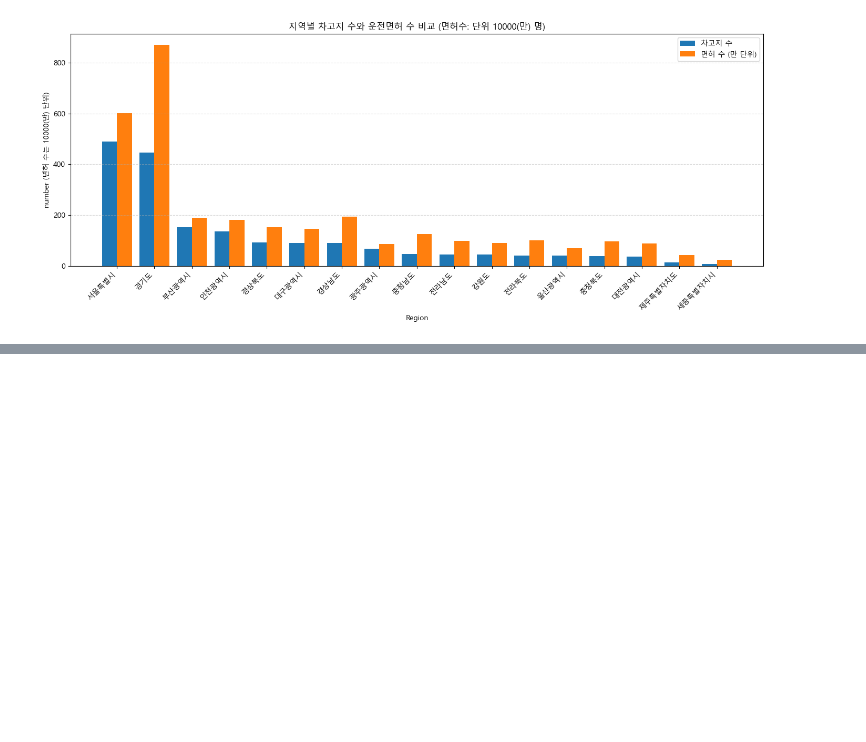
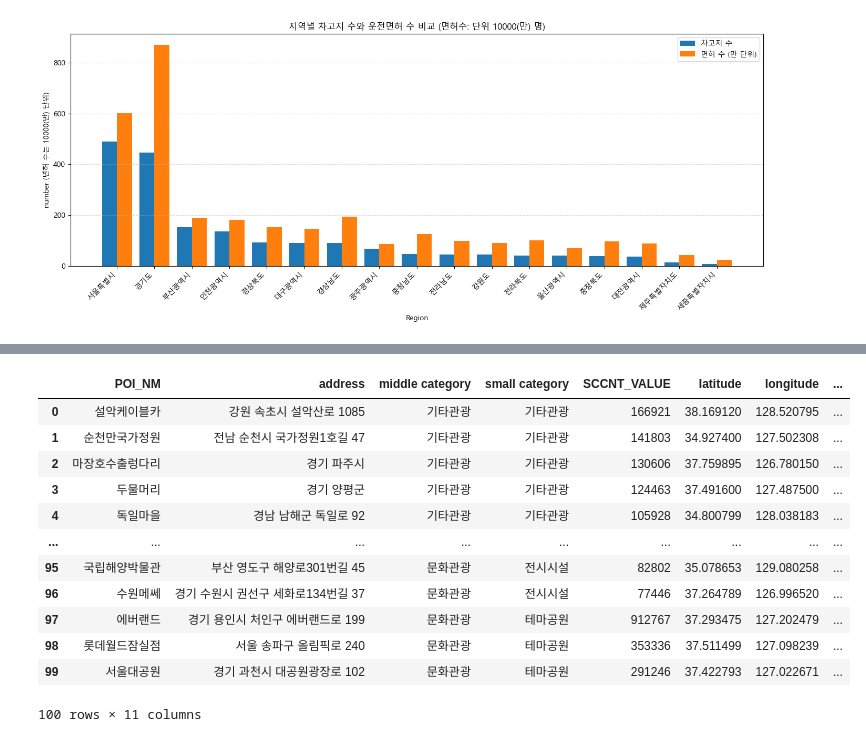
Before and after one commit to JaewonLee11/carSharing, a Jupyter notebook: CarSharing_vis.ipynb, the cells around one changed output, grey strips where cells are left out. Cells and saved outputs as stored; diff of their text form; code cells hidden in the pictures; blank space fills up the shorter version.

```diff
--- a/CarSharing_vis.ipynb
+++ b/CarSharing_vis.ipynb
@@ -246,0 +432,55 @@ print(filtered_df1_greencar['cluster'].value_counts())
+# %%
+from dask import dataframe as dd
+from geopy.distance import geodesic
+
+# 접근성 계산 함수
+def count_nearby_transports(tourism_lat, tourism_lon, transport_df, radius_km=1):
+    def is_within_radius(lat_lon1, lat_lon2, radius_km):
+        return geodesic(lat_lon1, lat_lon2).km <= radius_km
+
+    count = 0
+    for _, transport in df3_transport.iterrows():
+        if transport['core']:  # 클러스터 코어만 고려
+            transport_lat_lon = (transport['latitude'], transport['longitude'])
+            if is_within_radius((tourism_lat, tourism_lon), transport_lat_lon, radius_km):
+                count += 1
+    return count
+
+# Dask DataFrame으로 변환
+ddf_tourism = dd.from_pandas(top_100, npartitions=4)
+ddf_transport = dd.from_pandas(df3_transport, npartitions=4)
+ddf_greencar = dd.from_pandas(filtered_df1_greencar, npartitions=4)
+
+# 접근성 계산
+ddf_tourism['transport_accessibility'] = ddf_tourism.apply(
+    lambda row: count_nearby_transports(row['latitude'], row['longitude'], ddf_transport, radius_km=1),
+    axis=1,
+    meta=('int64')  # 결과 타입 지정
+)
+
+ddf_tourism['car_accessibility'] = ddf_tourism.apply(
+    lambda row: count_nearby_transports(row['latitude'], row['longitude'], ddf_greencar, radius_km=1),
+    axis=1,
+    meta=('int64')  # 결과 타입 지정
+)
+
+# 결과 계산
+top_100 = ddf_tourism.compute()
+# %%
+top_100['ranking'] = range(1, len(top_100) + 1)
+top_100['ranking1'] = range(1, len(top_100) + 1)
+top_100
+# %% [output]
+|  | POI_NM | address | middle category | small category | SCCNT_VALUE | latitude | longitude | ... |
+| 0 | 설악케이블카 | 강원 속초시 설악산로 1085 | 기타관광 | 기타관광 | 166921 | 38.169120 | 128.520795 | ... |
+| 1 | 순천만국가정원 | 전남 순천시 국가정원1호길 47 | 기타관광 | 기타관광 | 141803 | 34.927400 | 127.502308 | ... |
+| 2 | 마장호수출렁다리 | 경기 파주시 | 기타관광 | 기타관광 | 130606 | 37.759895 | 126.780150 | ... |
+| 3 | 두물머리 | 경기 양평군 | 기타관광 | 기타관광 | 124463 | 37.491600 | 127.487500 | ... |
+| 4 | 독일마을 | 경남 남해군 독일로 92 | 기타관광 | 기타관광 | 105928 | 34.800799 | 128.038183 | ... |
+| ... | ... | ... | ... | ... | ... | ... | ... | ... |
+| 95 | 국립해양박물관 | 부산 영도구 해양로301번길 45 | 문화관광 | 전시시설 | 82802 | 35.078653 | 129.080258 | ... |
+| 96 | 수원메쎄 | 경기 수원시 권선구 세화로134번길 37 | 문화관광 | 전시시설 | 77446 | 37.264789 | 126.996520 | ... |
+| 97 | 에버랜드 | 경기 용인시 처인구 에버랜드로 199 | 문화관광 | 테마공원 | 912767 | 37.293475 | 127.202479 | ... |
+| 98 | 롯데월드잠실점 | 서울 송파구 올림픽로 240 | 문화관광 | 테마공원 | 353336 | 37.511499 | 127.098239 | ... |
+| 99 | 서울대공원 | 경기 과천시 대공원광장로 102 | 문화관광 | 테마공원 | 291246 | 37.422793 | 127.022671 | ... |
+100 rows × 11 columns
```
Also changed, not shown: parts of 9 cells of this notebook.
